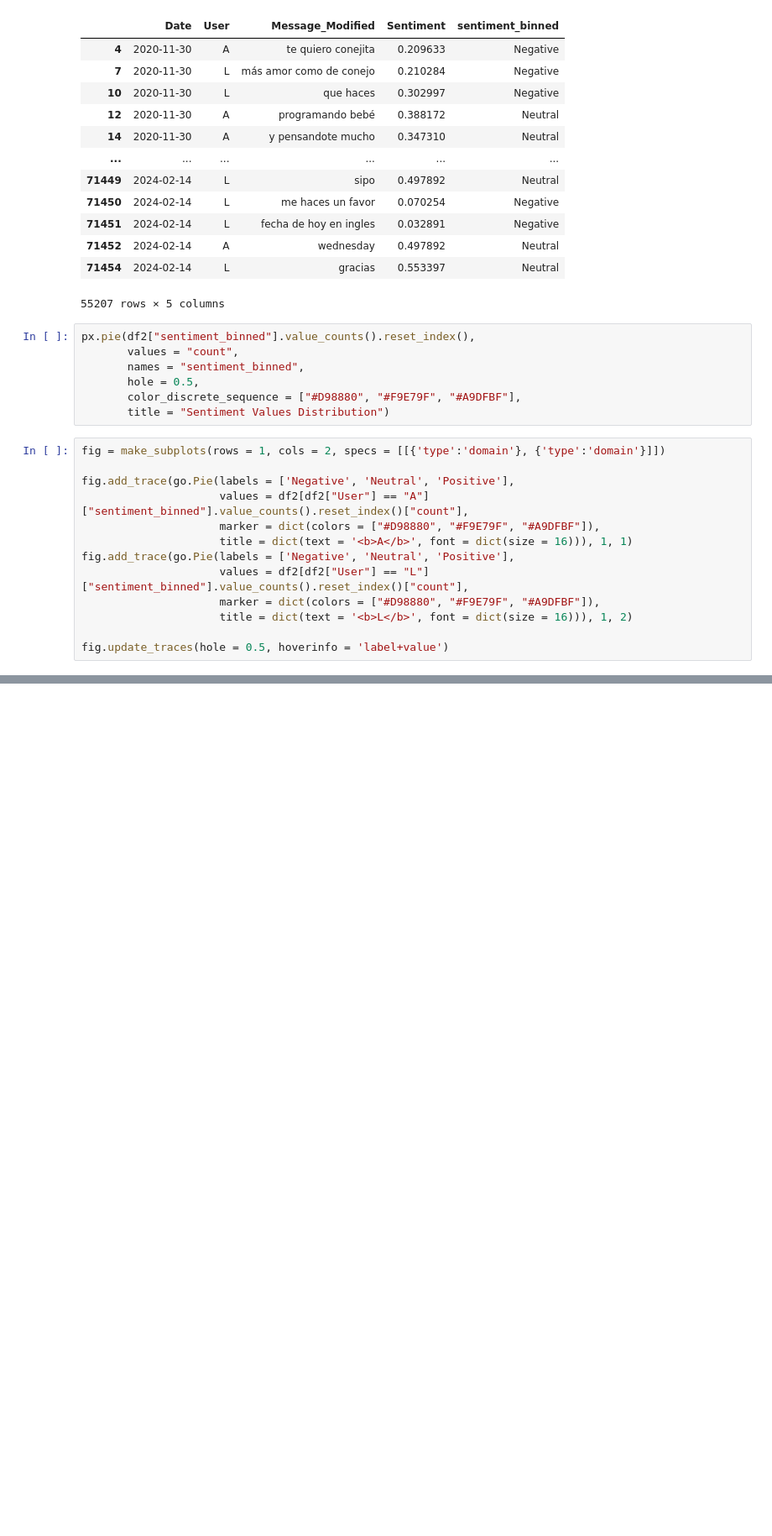
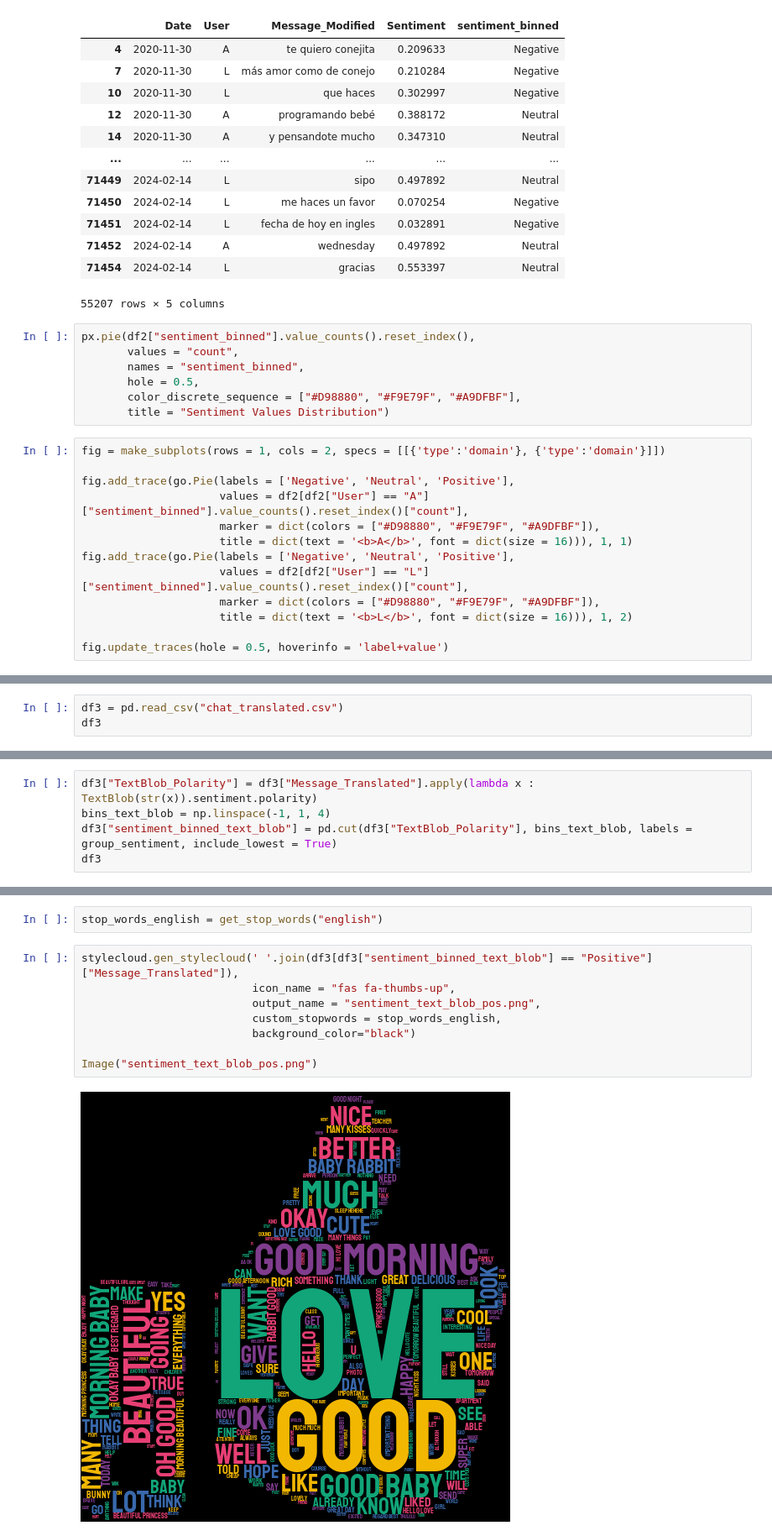
Before and after one commit to alejo1630/whatsapp_chat_analysis, a Jupyter notebook: Whatsapp_Analysis.ipynb, the cells around one changed output, grey strips where cells are left out. Shown at 84% size. Cells and saved outputs as stored; diff of their text form; blank space fills up the shorter version.

```diff
--- a/Whatsapp_Analysis.ipynb
+++ b/Whatsapp_Analysis.ipynb
@@ -666,0 +663,3 @@ df2
+# %%
+df3 = pd.read_csv("chat_translated.csv")
+df3
@@ -666,0 +684,5 @@ df2
+# %%
+df3["TextBlob_Polarity"] = df3["Message_Translated"].apply(lambda x : TextBlob(str(x)).sentiment.polarity)
+bins_text_blob = np.linspace(-1, 1, 4)
+df3["sentiment_binned_text_blob"] = pd.cut(df3["TextBlob_Polarity"], bins_text_blob, labels = group_sentiment, include_lowest = True)
+df3
@@ -666,0 +735,12 @@ df2
+# %%
+stop_words_english = get_stop_words("english")
+# %%
+stylecloud.gen_stylecloud(' '.join(df3[df3["sentiment_binned_text_blob"] == "Positive"]["Message_Translated"]),
+                          icon_name = "fas fa-thumbs-up",
+                          output_name = "sentiment_text_blob_pos.png",
+                          custom_stopwords = stop_words_english,
+                          background_color="black")
+
+Image("sentiment_text_blob_pos.png")
+# %% [output]
+[figure, added]
```
Also changed, not shown: parts of 45 cells of this notebook.
